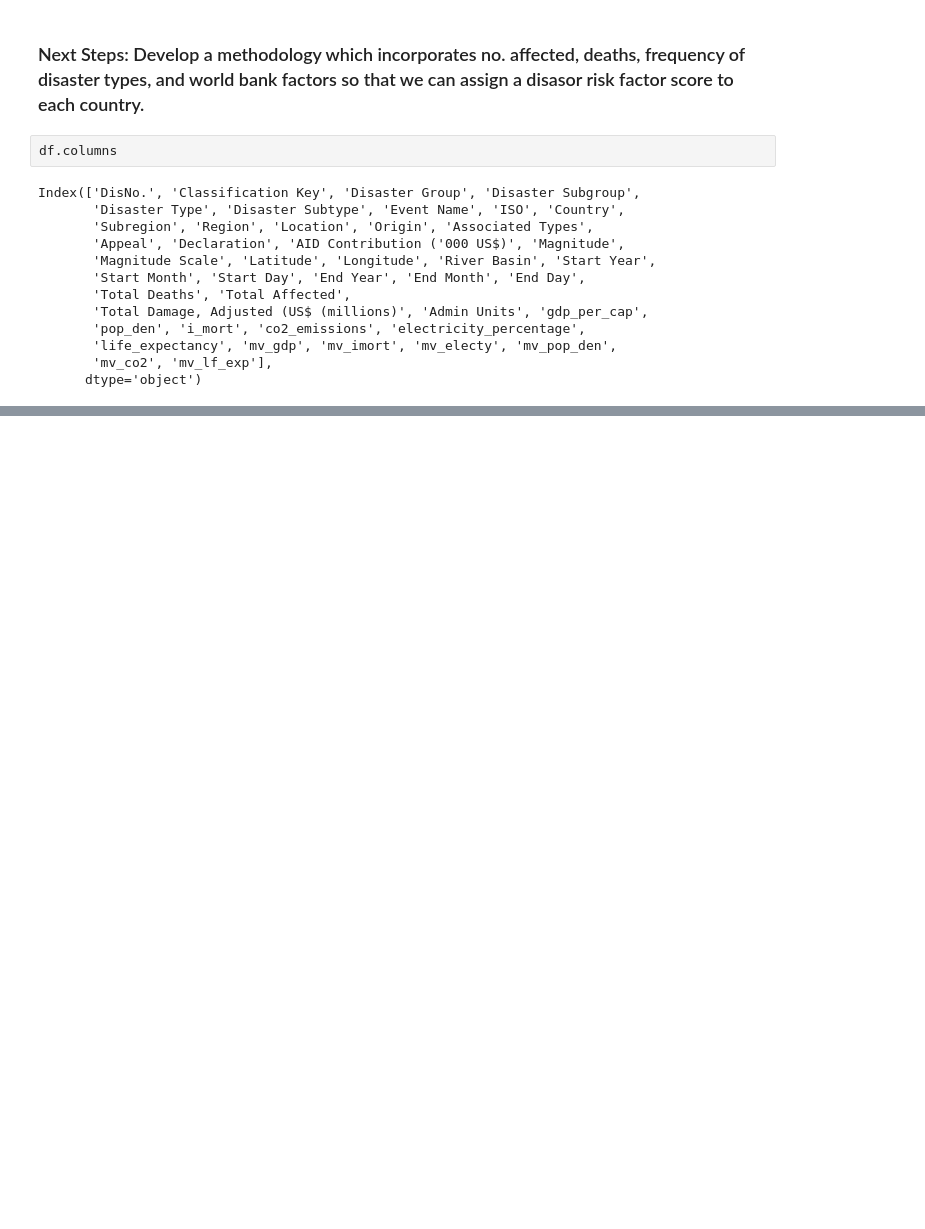
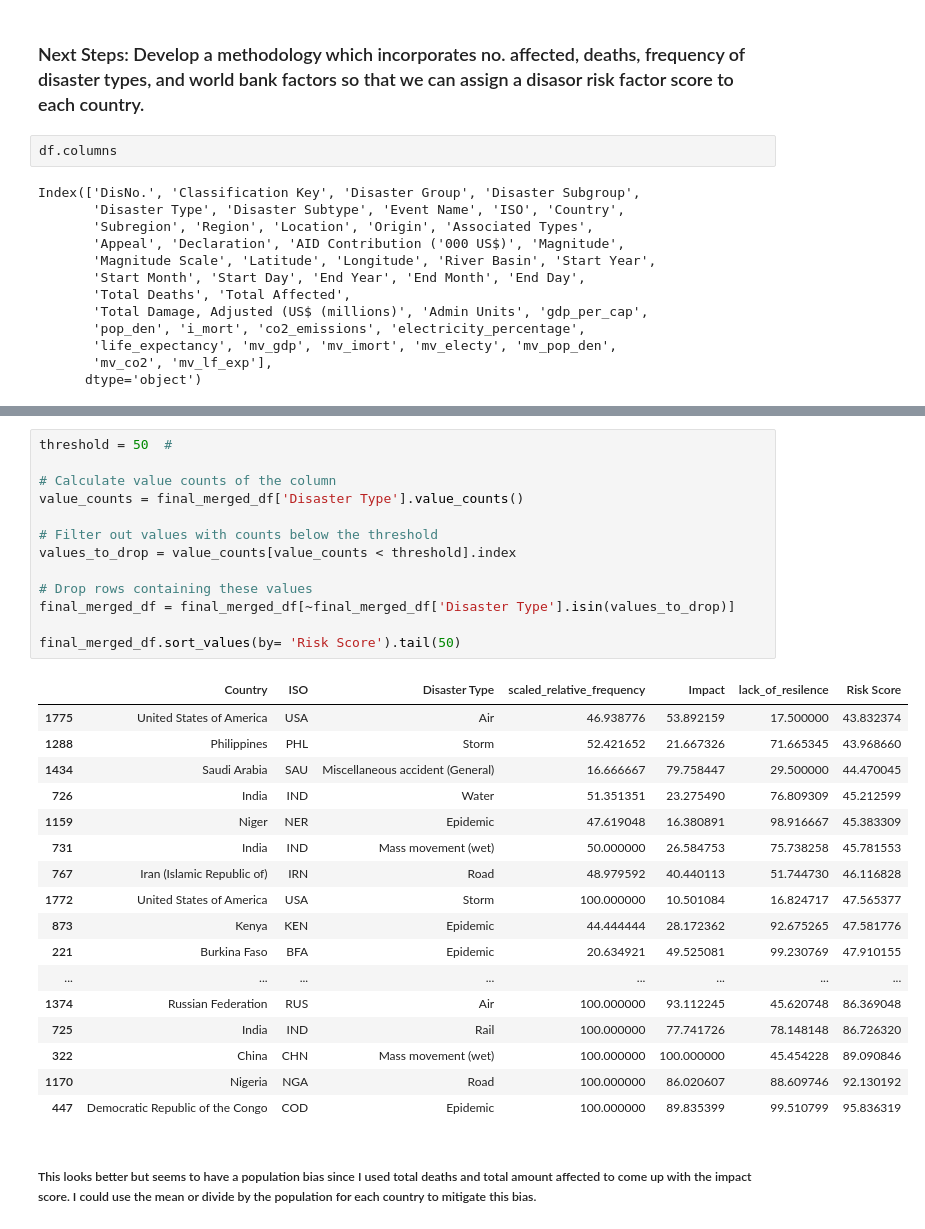
Before and after one commit to harrissamuel/24Spr_-S-Harris-_-disasters-, a Jupyter notebook: Sample_Capstone/code/data_analysis/data_analysis.ipynb, the cells around one changed output, grey strips where cells are left out. Cells and saved outputs as stored; diff of their text form; blank space fills up the shorter version.

```diff
--- a/Sample_Capstone/code/data_analysis/data_analysis.ipynb
+++ b/Sample_Capstone/code/data_analysis/data_analysis.ipynb
@@ -1276,0 +1497,33 @@ Index(['DisNo.', 'Classification Key', 'Disaster Group', 'Disaster Subgroup',
+# %%
+threshold = 50  #
+
+# Calculate value counts of the column
+value_counts = final_merged_df['Disaster Type'].value_counts()
+
+# Filter out values with counts below the threshold
+values_to_drop = value_counts[value_counts < threshold].index
+
+# Drop rows containing these values
+final_merged_df = final_merged_df[~final_merged_df['Disaster Type'].isin(values_to_drop)]
+
+final_merged_df.sort_values(by= 'Risk Score').tail(50)
+# %% [output]
+|  | Country | ISO | Disaster Type | scaled_relative_frequency | Impact | lack_of_resilence | Risk Score |
+| 1775 | United States of America | USA | Air | 46.938776 | 53.892159 | 17.500000 | 43.832374 |
+| 1288 | Philippines | PHL | Storm | 52.421652 | 21.667326 | 71.665345 | 43.968660 |
+| 1434 | Saudi Arabia | SAU | Miscellaneous accident (General) | 16.666667 | 79.758447 | 29.500000 | 44.470045 |
+| 726 | India | IND | Water | 51.351351 | 23.275490 | 76.809309 | 45.212599 |
+| 1159 | Niger | NER | Epidemic | 47.619048 | 16.380891 | 98.916667 | 45.383309 |
+| 731 | India | IND | Mass movement (wet) | 50.000000 | 26.584753 | 75.738258 | 45.781553 |
+| 767 | Iran (Islamic Republic of) | IRN | Road | 48.979592 | 40.440113 | 51.744730 | 46.116828 |
+| 1772 | United States of America | USA | Storm | 100.000000 | 10.501084 | 16.824717 | 47.565377 |
+| 873 | Kenya | KEN | Epidemic | 44.444444 | 28.172362 | 92.675265 | 47.581776 |
+| 221 | Burkina Faso | BFA | Epidemic | 20.634921 | 49.525081 | 99.230769 | 47.910155 |
+| ... | ... | ... | ... | ... | ... | ... | ... |
+| 1374 | Russian Federation | RUS | Air | 100.000000 | 93.112245 | 45.620748 | 86.369048 |
+| 725 | India | IND | Rail | 100.000000 | 77.741726 | 78.148148 | 86.726320 |
+| 322 | China | CHN | Mass movement (wet) | 100.000000 | 100.000000 | 45.454228 | 89.090846 |
+| 1170 | Nigeria | NGA | Road | 100.000000 | 86.020607 | 88.609746 | 92.130192 |
+| 447 | Democratic Republic of the Congo | COD | Epidemic | 100.000000 | 89.835399 | 99.510799 | 95.836319 |
+# %% [markdown]
+##### This looks better but seems to have a population bias since I used total deaths and total amount affected to come up with the impact score. I could use the mean or divide by the population for each country to mitigate this bias.
```
Also changed, not shown: parts of 16 cells of this notebook.
